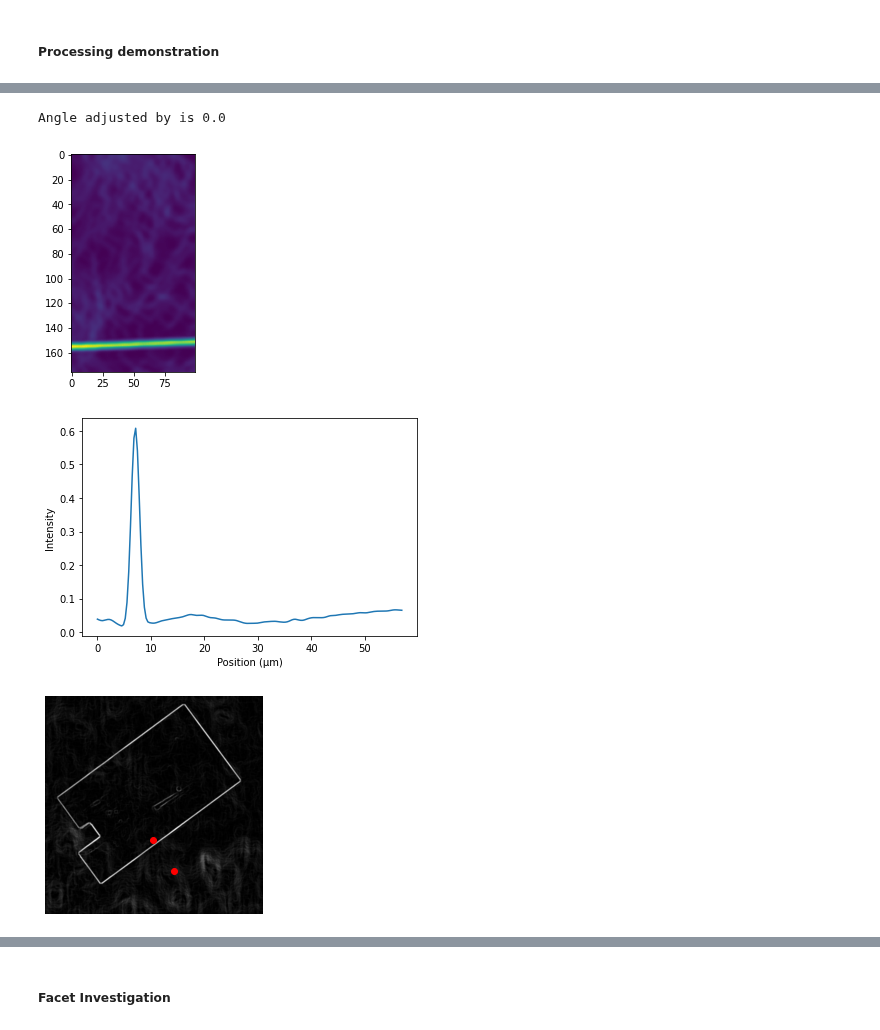
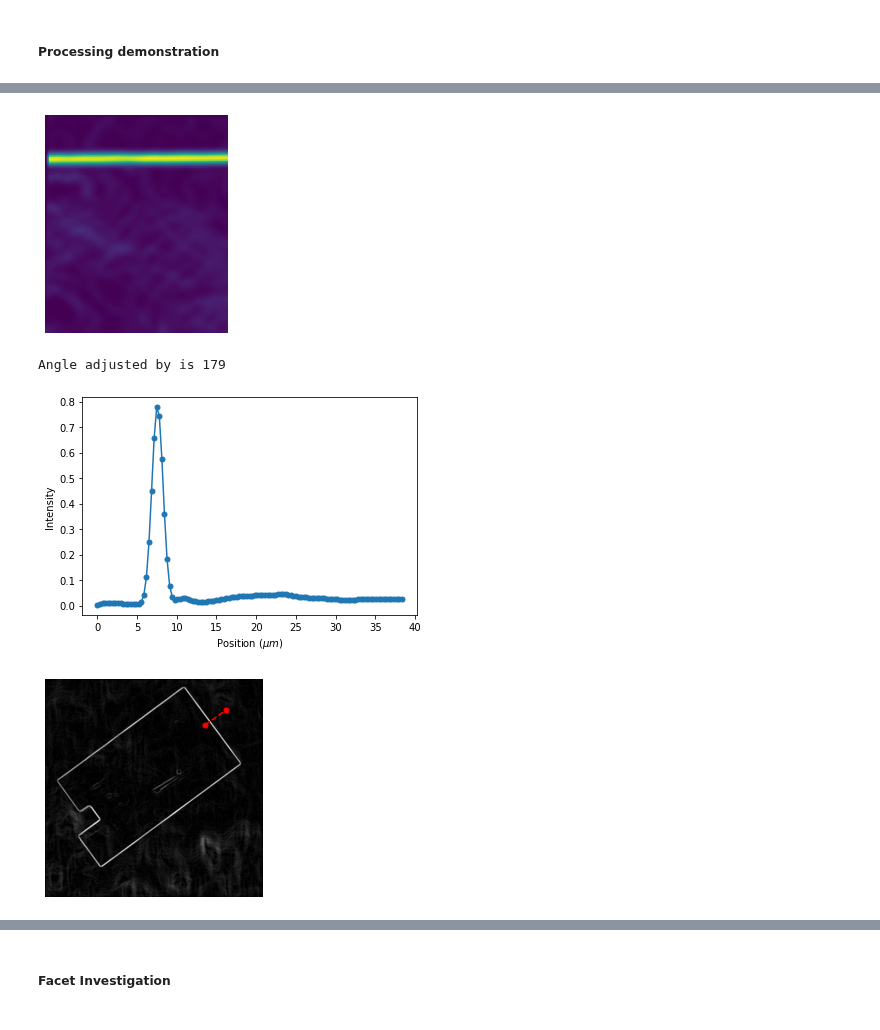
Before and after one commit to ESaundersNano/Mini-1-Multidimensional-analysis-of-perovskite-growth, a Jupyter notebook: optical_image_growth_rate.ipynb, the cells around one changed output, grey strips where cells are left out. Drawn from its saved outputs; the diff is of its cells as text; code cells hidden in the pictures.

```diff
--- a/optical_image_growth_rate.ipynb
+++ b/optical_image_growth_rate.ipynb
@@ -23,8 +24,8 @@ WARNING:hyperspy_gui_traitsui:The traitsui GUI elements are not available.
 # %% [markdown]
 ## Folder Selection
 # %%
-# folder = r'C:\Users\Edward\University of Cambridge\Alice Dearle - mini1 hyper-perov\example 1 reflection growth 90deg\2 reflection\\'
-folder = r'C:\Users\Sauron\Documents\grl31\NanoDTC Mini - Edward\example 1 reflection growth\2 reflection\\'
+folder = r'C:\Users\Edward\University of Cambridge\Alice Dearle - mini1 hyper-perov\example 1 reflection growth 90deg\2 reflection\\'
+# folder = r'C:\Users\Sauron\Documents\grl31\NanoDTC Mini - Edward\example 1 reflection growth\2 reflection\\'
 # %% [markdown]
 Can inspect the structure of the files by running the below code.
 # %%
@@ -377,8 +398,7 @@ cmap = plt.cm.get_cmap('autumn') # use any colormap you like
 for i in np.arange(len(line_points_list)):
     col = cmap(i/len(line_points_list)) # cmap takes float between 0 & 1 and returns corresponding color
     line_points = line_points_list[i]
-    plt.scatter(line_points[0][0],line_points[0][1], color=col)
-    plt.scatter(line_points[1][0],line_points[1][1], color=col, label="Facet %i" %i)
+    plt.plot([line_points[0][0],line_points[1][0]], [line_points[0][1], line_points[1][1]], color=col, label="Facet %i" %i, marker = '.', markersize = 10, linestyle='--')
 plt.legend()
 plt.axis("off")
 plt.show()
@@ -390,8 +410,7 @@ plt.imshow(rotated_image, cmap='Greys_r')
 for i in np.arange(len(line_points_list)):
     col = cmap(i/len(line_points_list)) # cmap takes float between 0 & 1 and returns corresponding color
     rotated_line_points = rotated_line_points_list[i]
-    plt.scatter(rotated_line_points[0][0], rotated_line_points[0][1], color=col)
-    plt.scatter(rotated_line_points[1][0], rotated_line_points[1][1], color=col, label="Facet %i" %i)
+    plt.plot([rotated_line_points[0][0],rotated_line_points[1][0]], [rotated_line_points[0][1], rotated_line_points[1][1]], color=col, label="Facet %i" %i, marker = '.', markersize = 10, linestyle='--')
 plt.legend()
 plt.axis("off")
 plt.show()
@@ -402,11 +421,14 @@ plt.show()
 Track position of facets on lines over all timesteps. If you get an error, it is probably that one of lines selected will be rotated out of frame - something I have yet to fix.
 # %%
 positions_array=[]
+error_array = []
 for i in np.arange(len(line_points_list)):
     line_points=line_points_list[i]
-    positions = oif.extract_facet_positions(line_points, outline_images, pixel_size)
+    positions, error = oif.extract_facet_positions(line_points, outline_images, pixel_size)
     positions_array.append(positions)
+    error_array.append(error)
 positions_array=np.array(positions_array)
+error_array = np.array(error_array)
 # %% [markdown]
 Plot displacement of facets from their starting position with time.
 # %%
@@ -440,6 +473,8 @@ test_image=get_outline(test_image)
 line_points_list_plot=(oif.manual_detection(test_image))
 # %%
 %matplotlib inline
+test_image=images[0].copy()
+test_image=get_outline(test_image)
 rotated_image, rotated_line_points, angle = oif.image_rotation_by_manual_line(test_image, line_points_list_plot[0])
 
 rotated_line_points_list = [] # only rotating by the first line for sake of plotting on the same image.
@@ -461,8 +496,7 @@ cmap = plt.cm.get_cmap('autumn') # use any colormap you like
 for i in np.arange(len(line_points_list_plot)):
     col = cmap(i/len(line_points_list_plot)) # cmap takes float between 0 & 1 and returns corresponding color
     line_points = line_points_list_plot[i]
-    plt.scatter(line_points[0][0],line_points[0][1], color=col)
-    plt.scatter(line_points[1][0],line_points[1][1], color=col, label="Facet %i" %i)
+    plt.plot([line_points[0][0],line_points[1][0]], [line_points[0][1], line_points[1][1]], color=col, label="Facet %i" %i, marker = '.', markersize = 10, linestyle='--')
 #plt.legend()
 plt.axis("off")
 plt.show()
@@ -474,8 +508,7 @@ plt.imshow(rotated_image, cmap='Greys_r')
 for i in np.arange(len(line_points_list_plot)):
     col = cmap(i/len(line_points_list_plot)) # cmap takes float between 0 & 1 and returns corresponding color
     rotated_line_points = rotated_line_points_list[i]
-    plt.scatter(rotated_line_points[0][0], rotated_line_points[0][1], color=col)
-    plt.scatter(rotated_line_points[1][0], rotated_line_points[1][1], color=col, label="Facet %i" %i)
+    plt.plot([rotated_line_points[0][0],rotated_line_points[1][0]], [rotated_line_points[0][1], rotated_line_points[1][1]], color=col, label="Facet %i" %i, marker = '.', markersize = 10, linestyle='--')
 #plt.legend()
 plt.axis("off")
 plt.show()
@@ -504,9 +537,10 @@ y_pixel_1=rotated_line_points[1][1]
 image=rotated_image.copy()
 cropped=image[y_pixel_1:y_pixel_0, x_pixel-(crop_pixel_width):x_pixel+(crop_pixel_width)] #way rotation works means should always be in the right order due to direction of arrow
 # alignment to force perpendicular tracking
-alignment_angle=oif.find_alignment(cropped, 0.05)
+alignment_angle=oif.find_alignment(cropped, 1)
 cropped=oif.rotate_image(cropped, alignment_angle)
 plt.imshow(cropped)
+plt.axis("off")
 
 plt.show()
 print("Angle adjusted by is" , alignment_angle)
@@ -515,42 +549,40 @@ plt.figure("1D image of facet")
 one_dim_facet, angle_adjustment = oif.extract_line_data(line_points=rotated_line_points, image=rotated_image, crop_pixel_width=crop_window_width,
                                                     auto_align=True)
 position = np.arange(len(one_dim_facet))*pixel_size
-position -= position[-1]
-position *= -1
-plt.plot(position, np.array(one_dim_facet))
-plt.xlabel("Position (µm)")
+# position -= position[-1]
+# position *= -1
+plt.plot(position, np.array(one_dim_facet), marker = '.', markersize = 10)
+plt.xlabel("Position ($µm$)")
 plt.ylabel("Intensity")
 plt.show()
-
 
 rotated_image, rotated_line_points, angle = oif.image_rotation_by_manual_line(test_image, line_points_list_plot[0])
 
 rotated_line_points_list = [] # only rotating by the first line for sake of plotting on the same image.
 
 row, col = test_image.shape
 image_centre = tuple(np.array([row, col])/2)
 
 for line_points in line_points_list_plot:
     rotated_points = [oif.rotate_point(image_centre, point, -angle) for point in line_points] # Need -angle for sign convention reasons, it works
     rotated_line_points_list.append(rotated_points)
 rotated_line_points_list = np.array(rotated_line_points_list)
 
 plt.figure("Line points original")
 
 plt.imshow((first_image), cmap='Greys_r')
 
 cmap = plt.cm.get_cmap('autumn') # use any colormap you like
 
 for i in np.arange(len(line_points_list_plot)):
     col = cmap(i/len(line_points_list_plot)) # cmap takes float between 0 & 1 and returns corresponding color
     line_points = line_points_list_plot[i]
-    plt.scatter(line_points[0][0],line_points[0][1], color=col)
-    plt.scatter(line_points[1][0],line_points[1][1], color=col, label="Facet %i" %i)
+    plt.plot([line_points[0][0],line_points[1][0]], [line_points[0][1], line_points[1][1]], color=col, label="Facet %i" %i, marker = '.', markersize = 10, linestyle='--')
 #plt.legend()
 plt.axis("off")
 plt.show()
 # %% [output]
+[figure, new version]
-Angle adjusted by is 0.0
+Angle adjusted by is 179
-[figure, old version]
-[figure, old version]
+[figure, new version]
-[figure, old version]
+[figure, new version]
```
Also changed, not shown: parts of 26 cells of this notebook, 3 other files.
